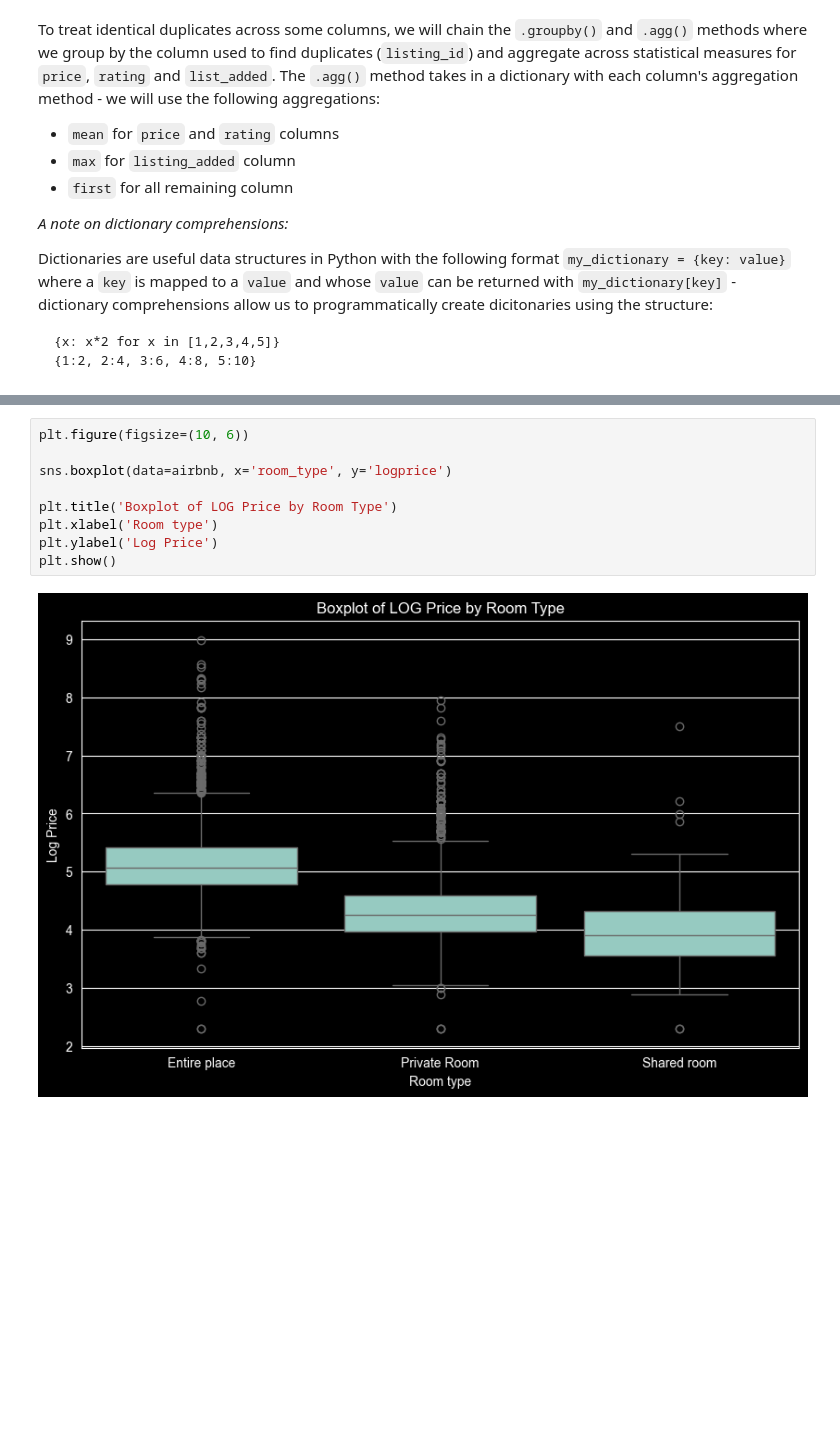
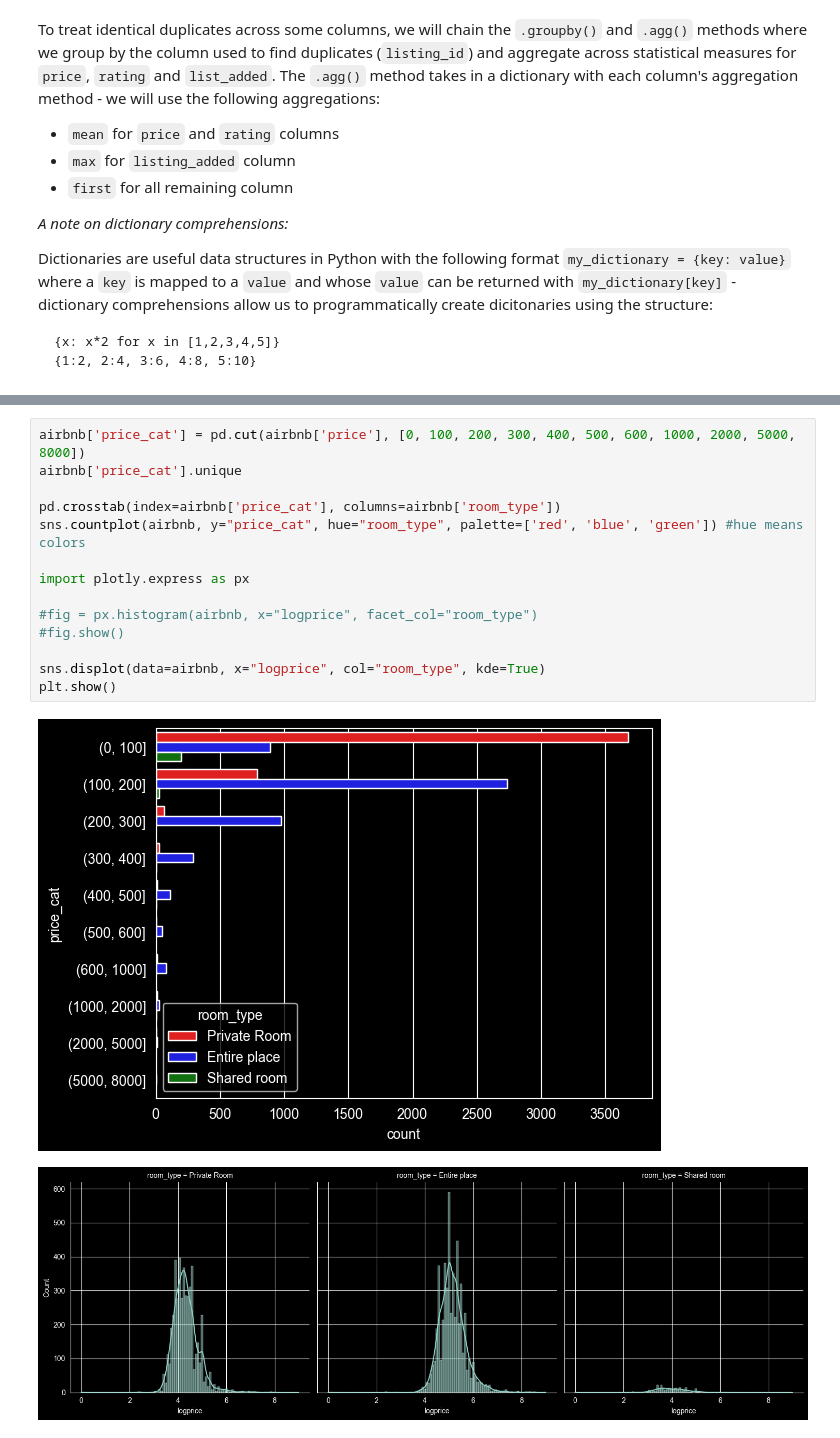
Before and after one commit to grelewiczkatarzyna13/airbnb-analysis, a Jupyter notebook: Cleaning_Data_in_Python_live_session.ipynb, the cells around one changed output, grey strips where cells are left out. Cells and saved outputs as stored; diff of their text form; blank space fills up the shorter version.

```diff
--- a/Cleaning_Data_in_Python_live_session.ipynb
+++ b/Cleaning_Data_in_Python_live_session.ipynb
@@ -738,11 +681,17 @@ plt.show()
-# %%
-plt.figure(figsize=(10, 6))
-
-sns.boxplot(data=airbnb, x='room_type', y='logprice')
-
-plt.title('Boxplot of LOG Price by Room Type')
-plt.xlabel('Room type')
-plt.ylabel('Log Price')
-plt.show()
-# %% [output]
-[figure, removed]
+# %%
+airbnb['price_cat'] = pd.cut(airbnb['price'], [0, 100, 200, 300, 400, 500, 600, 1000, 2000, 5000, 8000])
+airbnb['price_cat'].unique
+
+pd.crosstab(index=airbnb['price_cat'], columns=airbnb['room_type'])
+sns.countplot(airbnb, y="price_cat", hue="room_type", palette=['red', 'blue', 'green']) #hue means colors
+
+import plotly.express as px
+
+#fig = px.histogram(airbnb, x="logprice", facet_col="room_type")
+#fig.show()
+
+sns.displot(data=airbnb, x="logprice", col="room_type", kde=True)
+plt.show()
+# %% [output]
+[figure, added]
+[figure, added]
```
Also changed, not shown: parts of 8 cells of this notebook.
